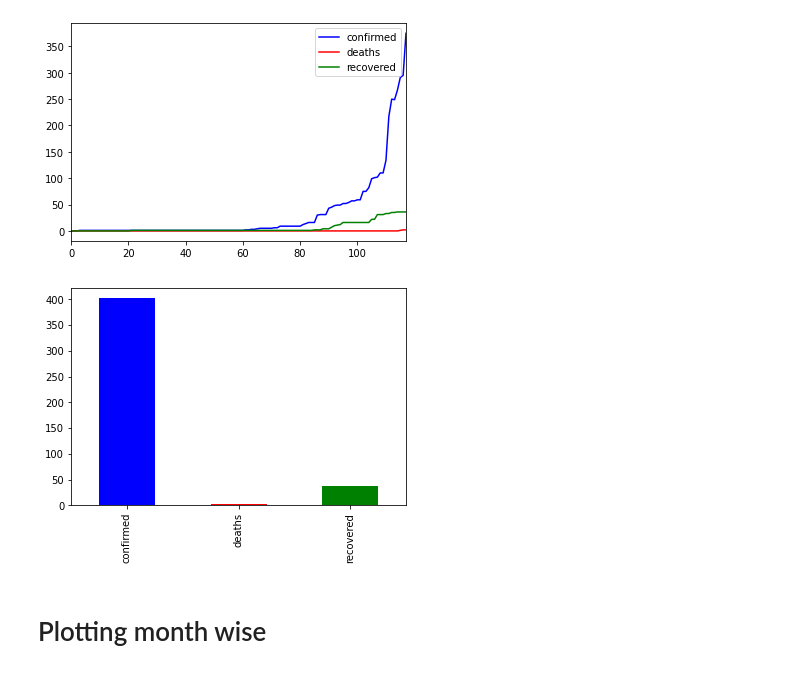
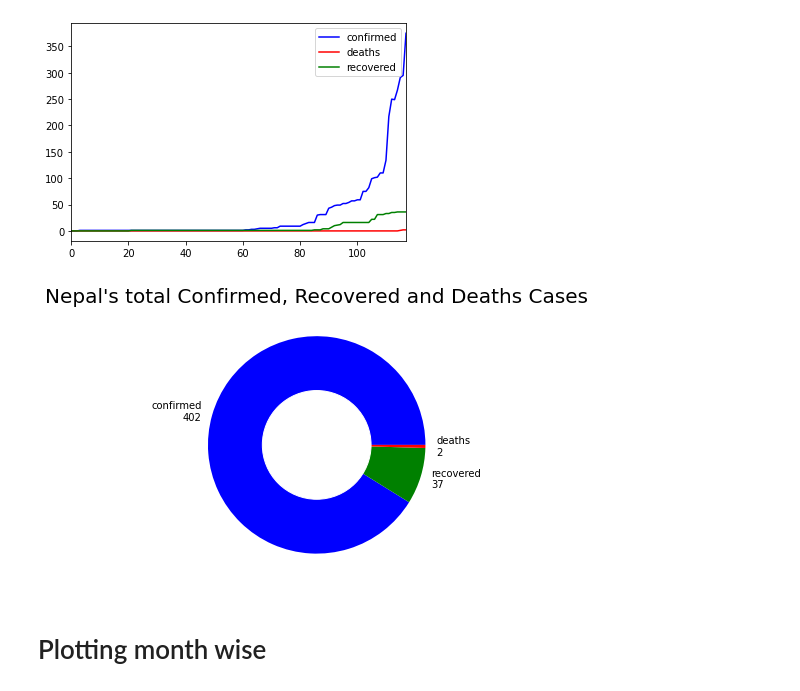
Before and after one commit to pemagrg1/Covid19-Nepal-DataAnalysis, a Jupyter notebook: Nepal Covid Data Analysis.ipynb, the cells around one changed output. Cells and saved outputs as stored; diff of their text form; code cells hidden in the pictures.

```diff
--- a/Nepal Covid Data Analysis.ipynb
+++ b/Nepal Covid Data Analysis.ipynb
@@ -31,11 +31,26 @@ df.plot(color=["blue","red","green"])
 plt.show()
 # %% [output]
 [figure]
-# %%
-district_wise_df[['confirmed','deaths','recovered']].sum().plot.bar(color=["blue","red","green"])
-plt.show()
-# %% [output]
-[figure, removed]
+# %%
+# district_wise_df[['confirmed','deaths','recovered']].sum().plot.bar(color=["blue","red","green"])
+# plt.show()
+group_size = [sum(district_wise_df['confirmed']),
+              sum(district_wise_df['recovered']),
+              sum(district_wise_df['deaths'])]
+group_labels = ['confirmed\n' + str(sum(district_wise_df['confirmed'])),
+                'recovered\n' + str(sum(district_wise_df['recovered'])),
+                'deaths\n' + str(sum(district_wise_df['deaths']))]
+custom_colors = ["blue","green","red"]
+plt.figure(figsize = (5,5))
+plt.pie(group_size, labels = group_labels, colors = custom_colors)
+central_circle = plt.Circle((0,0), 0.5, color = 'white')
+fig = plt.gcf()
+fig.gca().add_artist(central_circle)
+plt.rc('font', size = 12)
+plt.title("Nepal's total Confirmed, Recovered and Deaths Cases", fontsize = 20)
+plt.show()
+# %% [output]
+[figure, added]
 # %% [markdown]
 # Plotting month wise
 # %%
```
